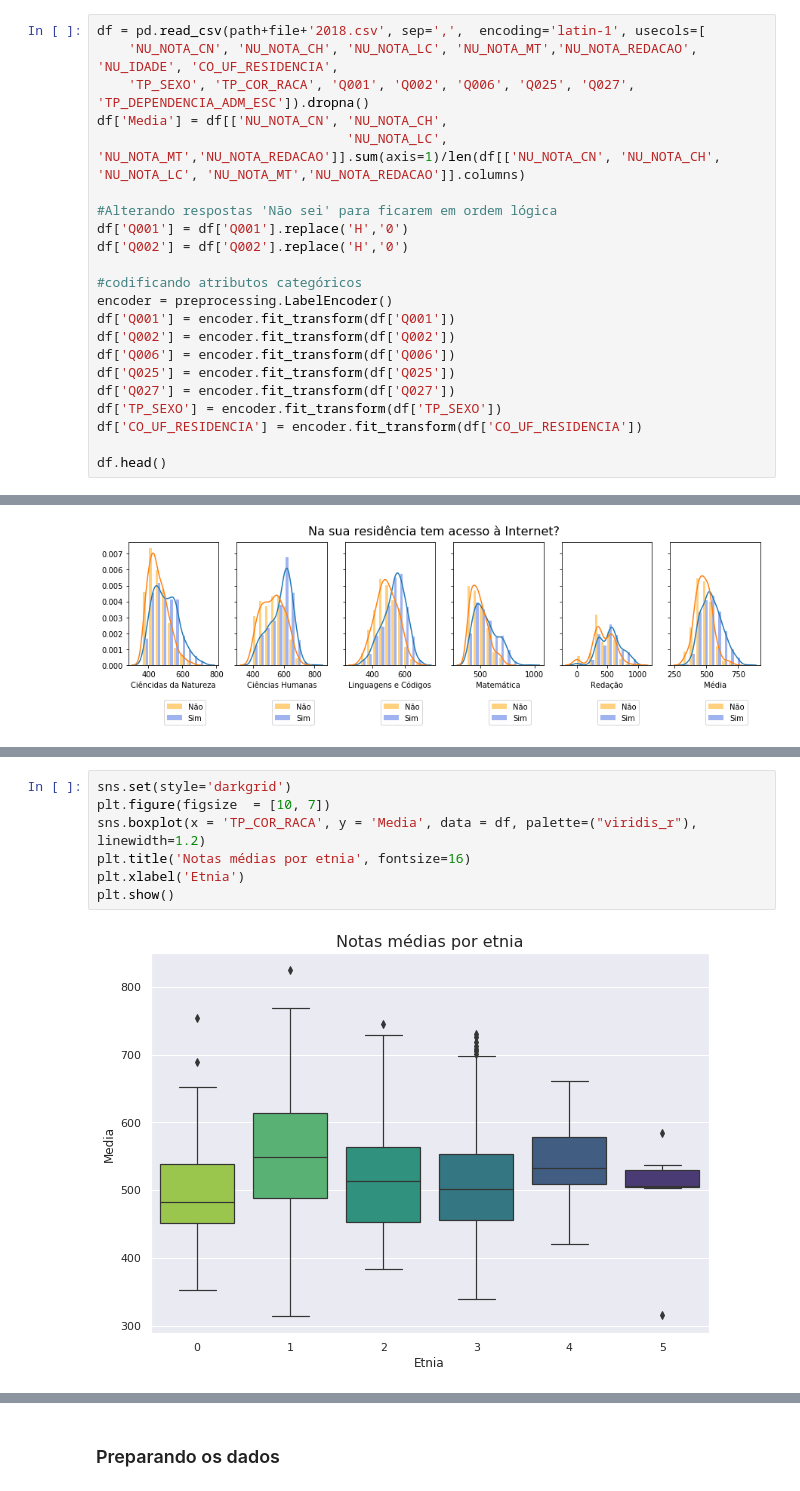
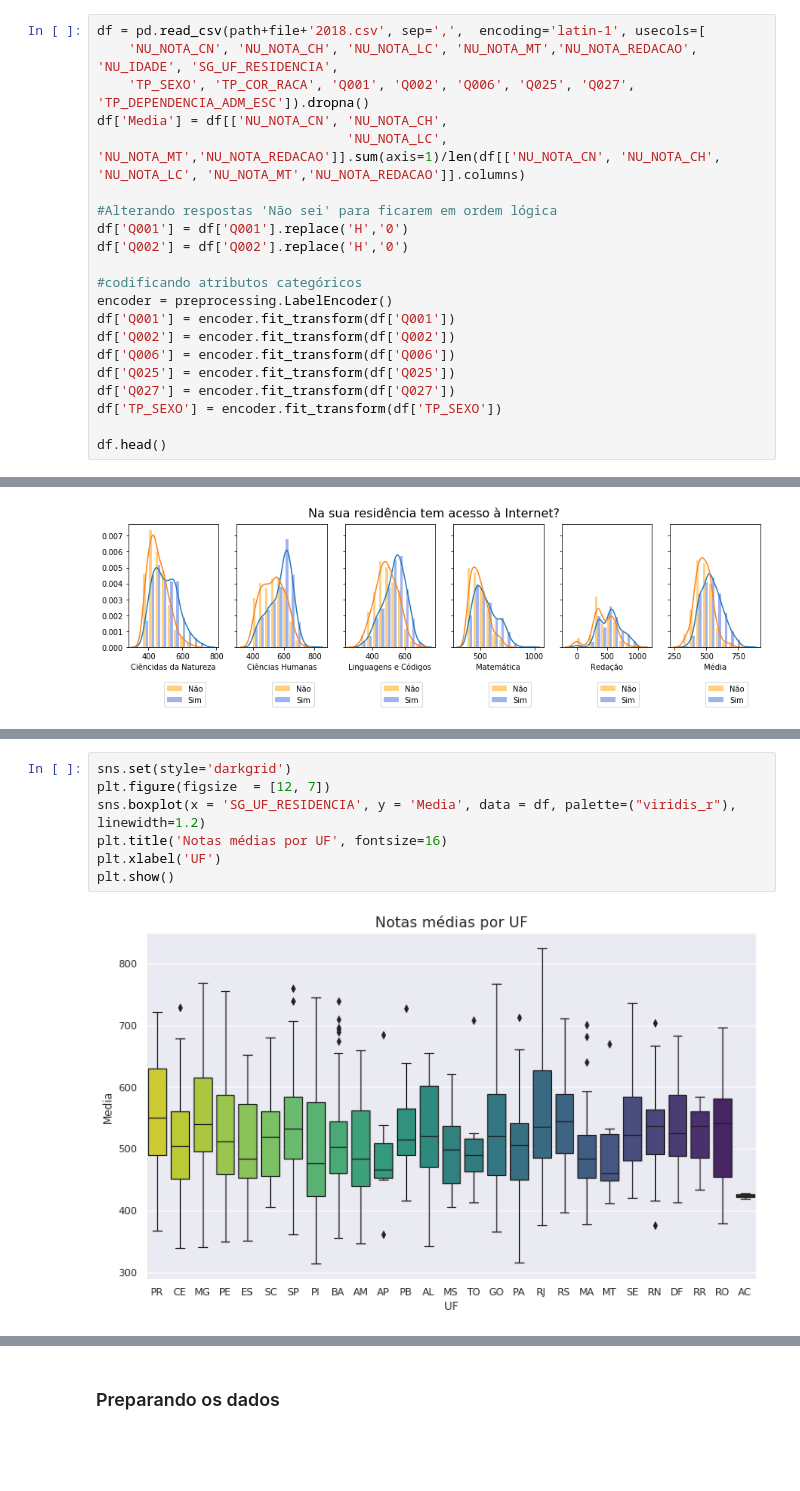
Before and after one commit to barbaragribeiro/enem-data-analysis, a Jupyter notebook: analise_notas_geral_2.ipynb, the cells around one changed output, grey strips where cells are left out. Cells and saved outputs as stored; diff of their text form; blank space fills up the shorter version.

```diff
--- a/analise_notas_geral_2.ipynb
+++ b/analise_notas_geral_2.ipynb
@@ -45,6 +50,6 @@ def display_dfs(dfs, names=[]):
 # %%
 df = pd.read_csv(path+file+'2018.csv', sep=',',  encoding='latin-1', usecols=[
-    'NU_NOTA_CN', 'NU_NOTA_CH', 'NU_NOTA_LC', 'NU_NOTA_MT','NU_NOTA_REDACAO', 'NU_IDADE', 'CO_UF_RESIDENCIA',
+    'NU_NOTA_CN', 'NU_NOTA_CH', 'NU_NOTA_LC', 'NU_NOTA_MT','NU_NOTA_REDACAO', 'NU_IDADE', 'SG_UF_RESIDENCIA',
     'TP_SEXO', 'TP_COR_RACA', 'Q001', 'Q002', 'Q006', 'Q025', 'Q027', 'TP_DEPENDENCIA_ADM_ESC']).dropna()
 df['Media'] = df[['NU_NOTA_CN', 'NU_NOTA_CH',
                                 'NU_NOTA_LC', 'NU_NOTA_MT','NU_NOTA_REDACAO']].sum(axis=1)/len(df[['NU_NOTA_CN', 'NU_NOTA_CH', 'NU_NOTA_LC', 'NU_NOTA_MT','NU_NOTA_REDACAO']].columns)
@@ -61,7 +66,6 @@ df['Q006'] = encoder.fit_transform(df['Q006'])
 df['Q025'] = encoder.fit_transform(df['Q025'])
 df['Q027'] = encoder.fit_transform(df['Q027'])
 df['TP_SEXO'] = encoder.fit_transform(df['TP_SEXO'])
-df['CO_UF_RESIDENCIA'] = encoder.fit_transform(df['CO_UF_RESIDENCIA'])
 
 df.head()
 # %% [output]
@@ -148,9 +179,9 @@ plt.show()
 # %%
 sns.set(style='darkgrid')
-plt.figure(figsize  = [10, 7])
-sns.boxplot(x = 'TP_COR_RACA', y = 'Media', data = df, palette=("viridis_r"),  linewidth=1.2)
-plt.title('Notas médias por etnia', fontsize=16)
-plt.xlabel('Etnia')
+plt.figure(figsize  = [12, 7])
+sns.boxplot(x = 'SG_UF_RESIDENCIA', y = 'Media', data = df, palette=("viridis_r"), linewidth=1.2)
+plt.title('Notas médias por UF', fontsize=16)
+plt.xlabel('UF')
 plt.show()
 # %% [output]
-[figure, old version]
+[figure, new version]
```
Also changed, not shown: parts of 28 cells of this notebook, 1 other file.
